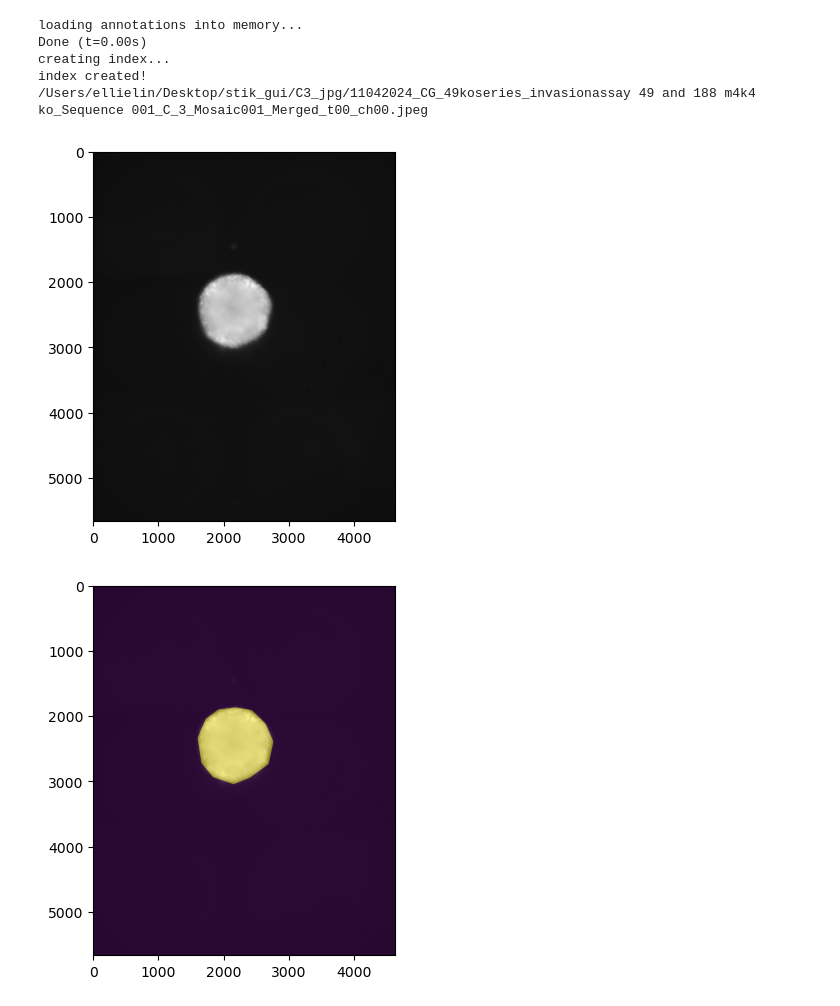
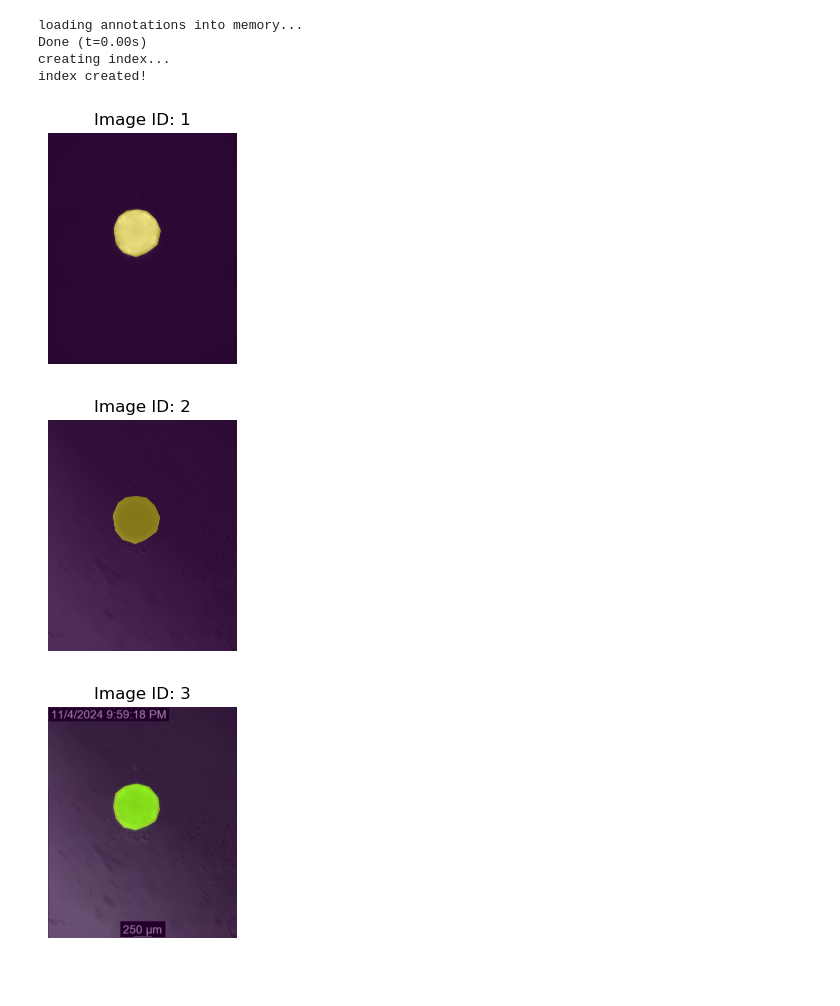
Before and after one commit to ellielin23/STIK_GUI, a Jupyter notebook: stik_ai/visualize.ipynb, the cells around one changed output. Saved outputs shown, nothing was run; the diff lists cells and outputs as text; code cells hidden in the pictures; blank space fills up the shorter version.

```diff
--- a/stik_ai/visualize.ipynb
+++ b/stik_ai/visualize.ipynb
@@ -13,4 +1,6 @@ This script helps verify that the dataset is correctly formatted before training
 # %%
+# Cell 1: Imports, Loading COCO Annotations, and Data Visualization (Resized Images)
+
 # conda install -c conda-forge opencv
 # conda install pytorch torchvision torchaudio cpuonly -c pytorch
 # conda install -c conda-forge pycocotools
@@ -24,62 +14,36 @@ from pathlib import Path
 
 # set up the path to the COCO-formatted annotation file
 annotation_file = Path("/Users/ellielin/Desktop/stik_gui/annotations/instances_default.json")
 image_dir = Path("/Users/ellielin/Desktop/stik_gui/C3_jpg")
 
 # load and display categories (invasion area)
 coco = COCO(annotation_file);
 image_ids = coco.getImgIds()
 
 # process all images
-for image_id in image_ids:
+for image_id in image_ids[:5]:
     image_info = coco.loadImgs(image_id)[0]
     image_filename = image_info['file_name']
     image_path = image_dir / image_filename
 
     image = cv2.imread(str(image_path))
-
     ann_ids = coco.getAnnIds(imgIds=image_id)
     annotations = coco.loadAnns(ann_ids)
 
+    plt.figure(figsize=(4,3))
     plt.imshow(cv2.cvtColor(image, cv2.COLOR_BGR2RGB))
     for ann in annotations:
         mask = coco.annToMask(ann)
         plt.imshow(mask, alpha=0.5) # overlay annotation mask
 
     plt.title(f"Image ID: {image_id}")
+    plt.axis("off")
     plt.show()
-
-# load categories defined in CVAT (invasion area)
-categories = coco.loadCats(coco.getCatIds());
-category_names = [category['name'] for category in categories]
-
-# construct image path
-image_ids = coco.getImgIds()
-image_id = image_ids[0]
-image_info = coco.loadImgs(image_id)[0]
-image_filename = image_info['file_name']
-image_path = Path("/Users/ellielin/Desktop/stik_gui/C3_jpg") / image_filename
-print(image_path)
-
-# load and display image
-image = cv2.imread(str(image_path))
-plt.imshow(cv2.cvtColor(image, cv2.COLOR_BGR2RGB))
-plt.show()
-
-# load and visualize annotations (outlines of invasion area)
-ann_ids = coco.getAnnIds(imgIds=image_id)
-annotations = coco.loadAnns(ann_ids)
-
-plt.imshow(cv2.cvtColor(image, cv2.COLOR_BGR2RGB))
-for ann in annotations:
-    mask = coco.annToMask(ann)
-    plt.imshow(mask, alpha=0.5)
-plt.show()
 # %% [output]
 loading annotations into memory...
 Done (t=0.00s)
 creating index...
 index created!
-/Users/ellielin/Desktop/stik_gui/C3_jpg/11042024_CG_49koseries_invasionassay 49 and 188 m4k4 ko_Sequence 001_C_3_Mosaic001_Merged_t00_ch00.jpeg
-[figure, old version]
+[figure, new version]
-[figure, old version]
+[figure, new version]
+[figure, added]
```
Also changed, not shown: parts of 3 cells of this notebook, 3 other files.
